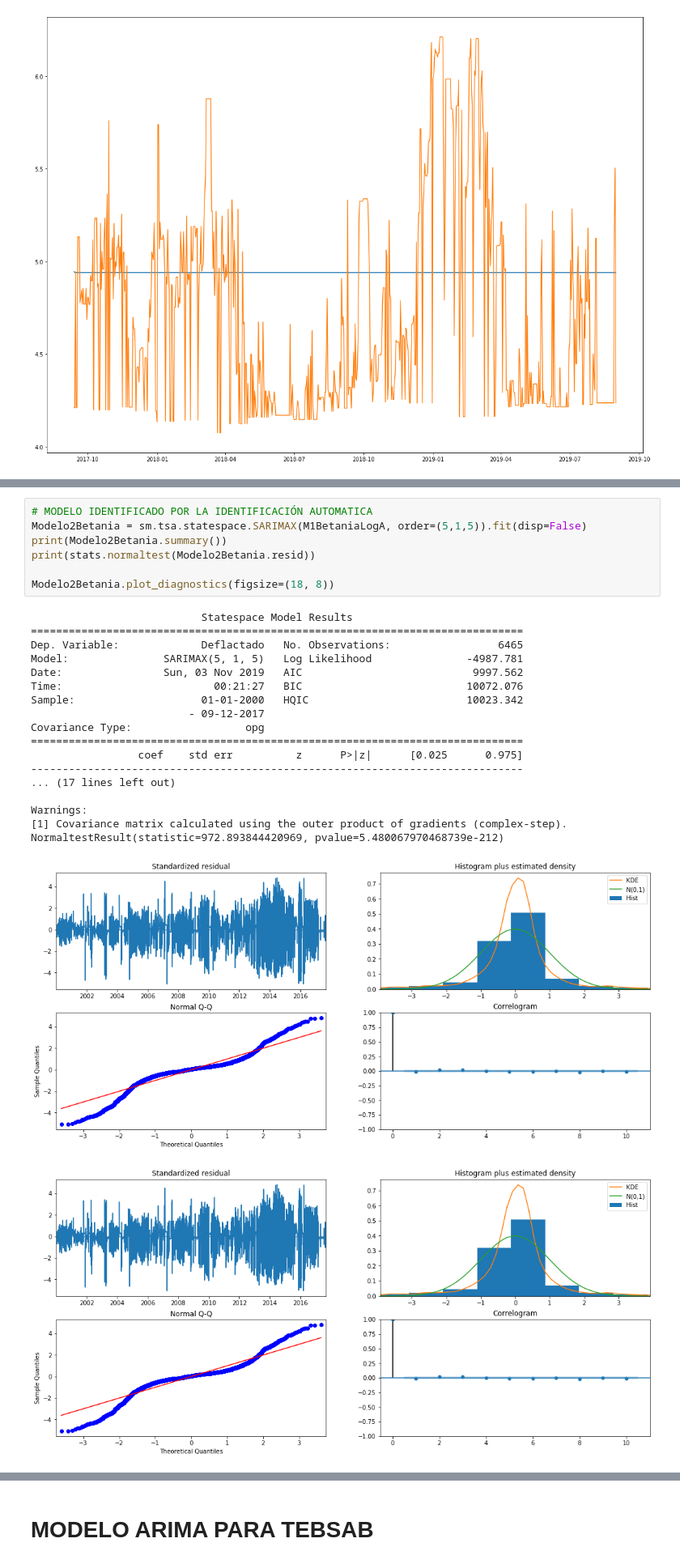
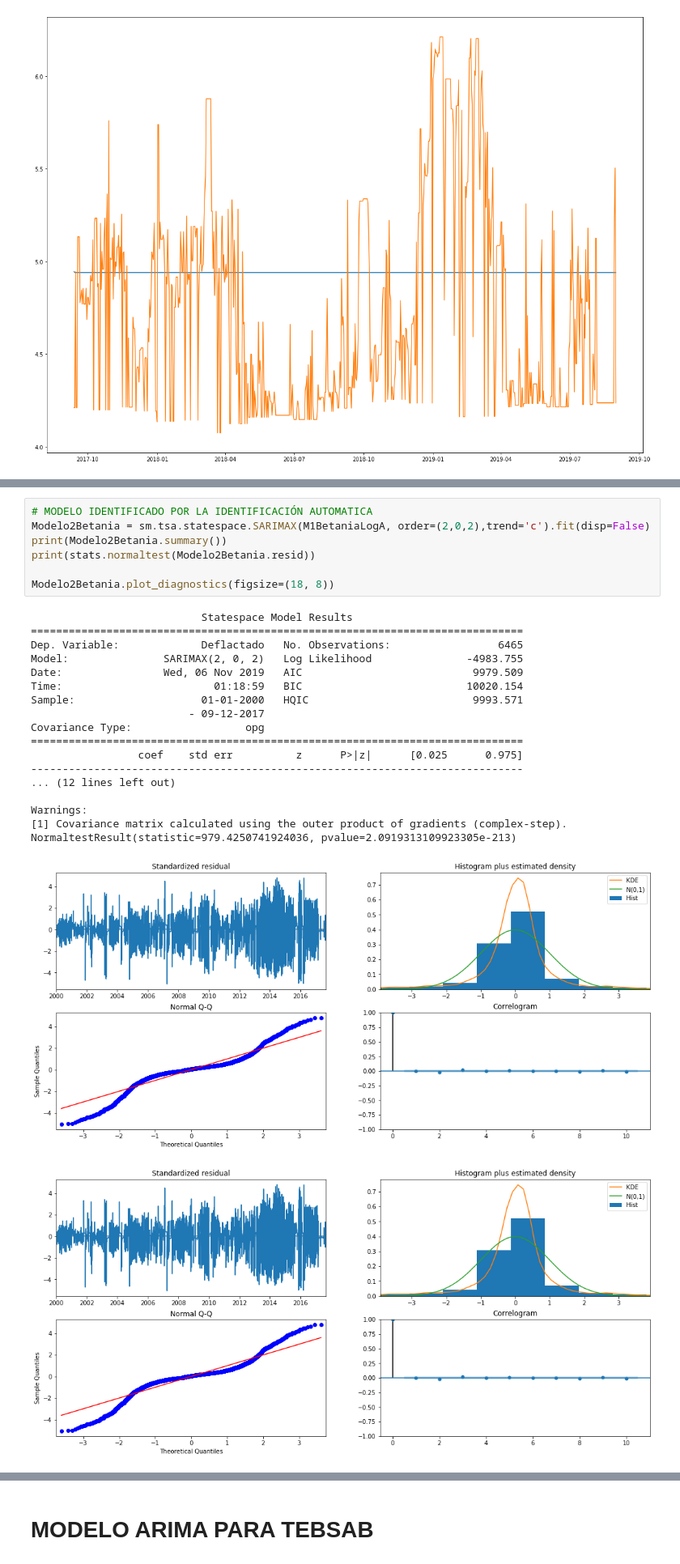
Before and after one commit to Vamarinpe/PAE, a Jupyter notebook: CodRecurso.ipynb, the cells around one changed output, grey strips where cells are left out. Shown at 81% size. Saved outputs shown, nothing was run; the diff lists cells and outputs as text.

```diff
--- a/CodRecurso.ipynb
+++ b/CodRecurso.ipynb
@@ -534,30 +549,30 @@ Warnings:
 # %%
 # MODELO IDENTIFICADO POR LA IDENTIFICACIÓN AUTOMATICA
-Modelo2Betania = sm.tsa.statespace.SARIMAX(M1BetaniaLogA, order=(5,1,5)).fit(disp=False)
+Modelo2Betania = sm.tsa.statespace.SARIMAX(M1BetaniaLogA, order=(2,0,2),trend='c').fit(disp=False)
 print(Modelo2Betania.summary())
 print(stats.normaltest(Modelo2Betania.resid))
 
 Modelo2Betania.plot_diagnostics(figsize=(18, 8))
 # %% [output]
                            Statespace Model Results
 ==============================================================================
 Dep. Variable:             Deflactado   No. Observations:                 6465
-Model:               SARIMAX(5, 1, 5)   Log Likelihood               -4987.781
-Date:                Sun, 03 Nov 2019   AIC                           9997.562
-Time:                        00:21:27   BIC                          10072.076
-Sample:                    01-01-2000   HQIC                         10023.342
+Model:               SARIMAX(2, 0, 2)   Log Likelihood               -4983.755
+Date:                Wed, 06 Nov 2019   AIC                           9979.509
+Time:                        01:18:59   BIC                          10020.154
+Sample:                    01-01-2000   HQIC                          9993.571
                          - 09-12-2017
 Covariance Type:                  opg
 ==============================================================================
                  coef    std err          z      P>|z|      [0.025      0.975]
 ------------------------------------------------------------------------------
-... (17 lines left out)
+... (12 lines left out)
 
 Warnings:
 [1] Covariance matrix calculated using the outer product of gradients (complex-step).
-NormaltestResult(statistic=972.893844420969, pvalue=5.480067970468739e-212)
+NormaltestResult(statistic=979.4250741924036, pvalue=2.0919313109923305e-213)
-[figure, old version]
+[figure, new version]
-[figure, old version]
+[figure, new version]
 # %%
 from sklearn.metrics import mean_squared_error
 M1BetaniaLog['Ajuste'] = Modelo2Betania.fittedvalues
```
Also changed, not shown: parts of 11 cells of this notebook.
